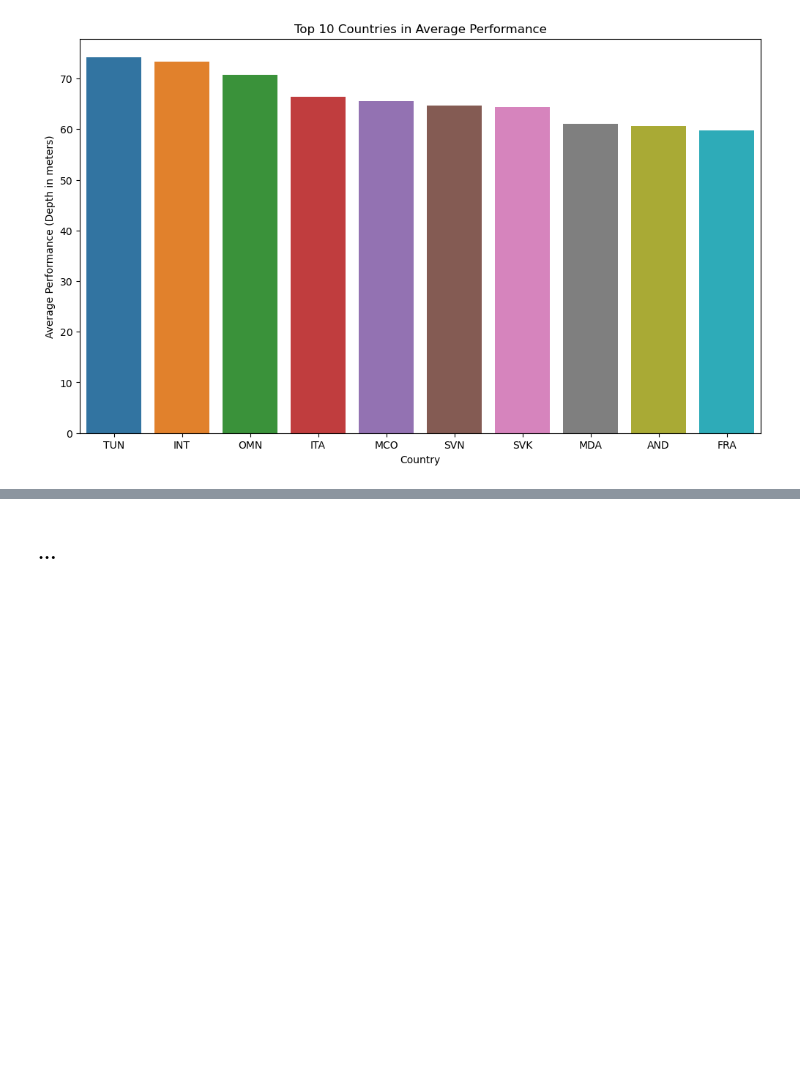
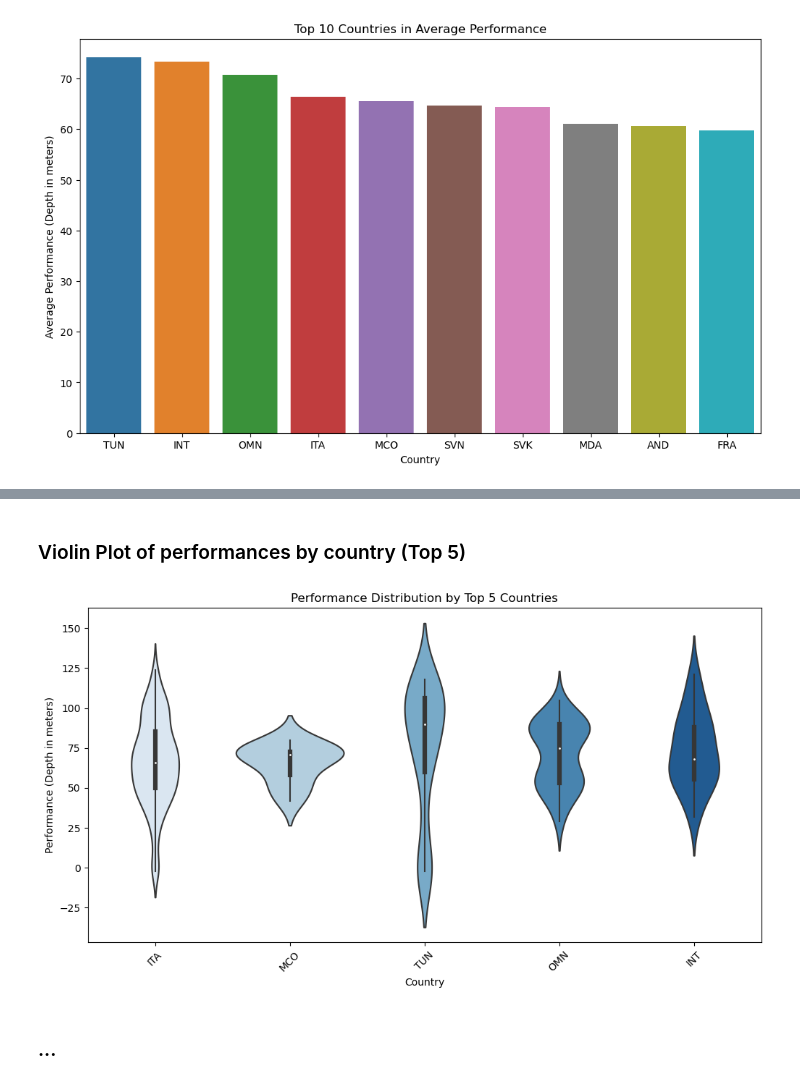
Before and after one commit to ai-mohammed/Projet-Machine-Learning-apn-e, a Jupyter notebook: src/Data_visualization.ipynb, the cells around one changed output, grey strips where cells are left out. Cells and saved outputs as stored; diff of their text form; code cells hidden in the pictures; blank space fills up the shorter version.

```diff
--- a/src/Data_visualization.ipynb
+++ b/src/Data_visualization.ipynb
@@ -154,2 +199,17 @@ We can observe that there isn't such a great difference between coutries.
+# %% [markdown]
+### Violin Plot of performances by country (Top 5)
+# %%
+top_countries = performance_by_country_full.head(5).index
+df_top_countries = df[df['Country'].isin(top_countries)]
+
+plt.figure(figsize=(12, 6))
+sns.violinplot(x="Country", y="RP", data=df_top_countries, palette="Blues")
+plt.title('Performance Distribution by Top 5 Countries')
+plt.xlabel('Country')
+plt.ylabel('Performance (Depth in meters)')
+plt.xticks(rotation=45)
+plt.show()
+# %% [output]
+[figure, added]
 # %% [markdown]
 ### ...
```
Also changed, not shown: parts of 15 cells of this notebook, 2 other files.
